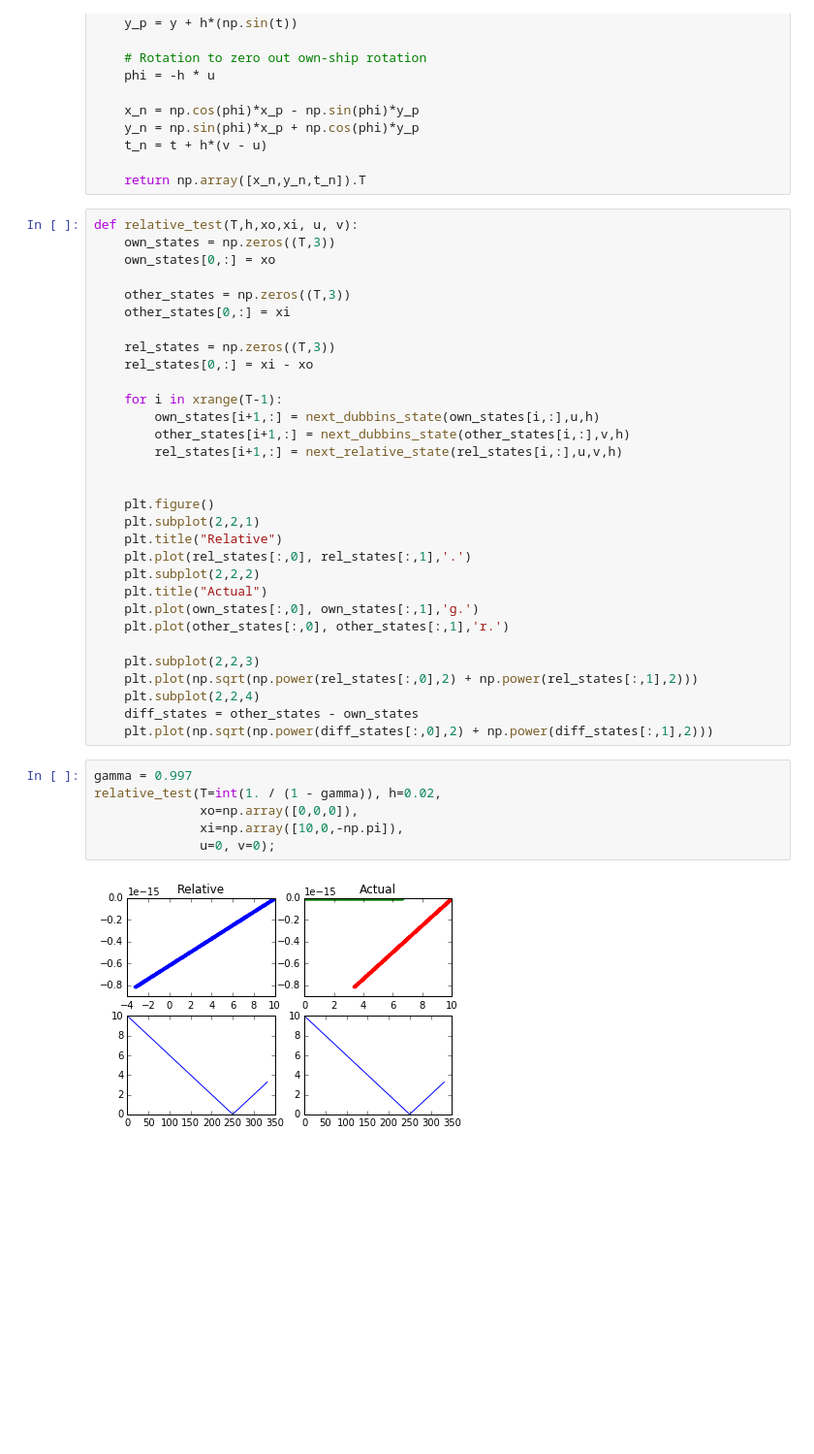
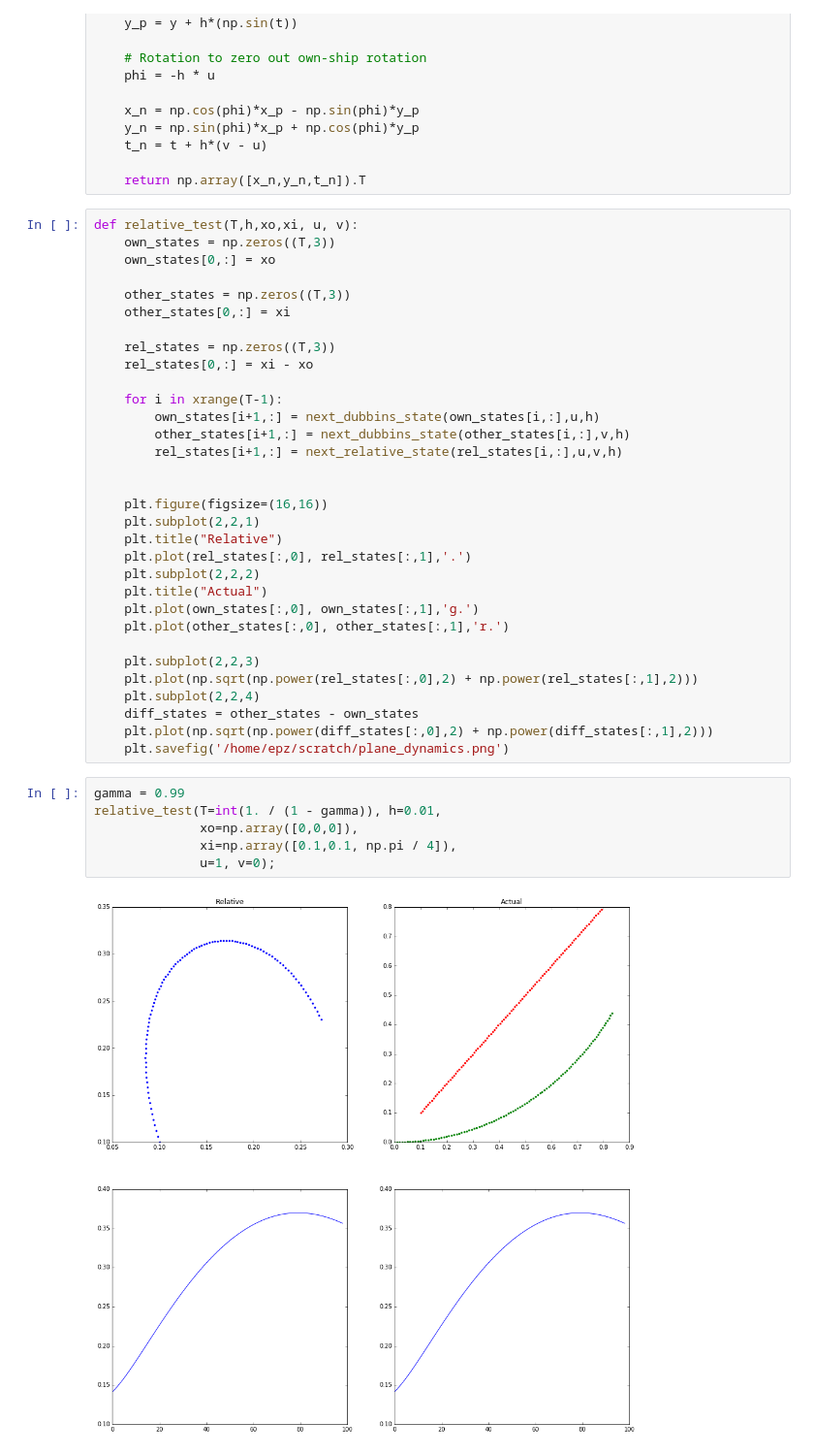
Before and after one commit to order/lcp-research, a Jupyter notebook: dubbins_dynamics.ipynb, the cells around one changed output. Shown at 97% size. Drawn from its saved outputs; the diff is of its cells as text; blank space fills up the shorter version.

```diff
--- a/dubbins_dynamics.ipynb
+++ b/dubbins_dynamics.ipynb
@@ -61,7 +61,7 @@ def relative_test(T,h,xo,xi, u, v):
         rel_states[i+1,:] = next_relative_state(rel_states[i,:],u,v,h)
 
 
-    plt.figure()
+    plt.figure(figsize=(16,16))
     plt.subplot(2,2,1)
     plt.title("Relative")
     plt.plot(rel_states[:,0], rel_states[:,1],'.')
@@ -75,11 +75,12 @@ def relative_test(T,h,xo,xi, u, v):
     plt.subplot(2,2,4)
     diff_states = other_states - own_states
     plt.plot(np.sqrt(np.power(diff_states[:,0],2) + np.power(diff_states[:,1],2)))
+    plt.savefig('/home/epz/scratch/plane_dynamics.png')
 # %%
-gamma = 0.997
-relative_test(T=int(1. / (1 - gamma)), h=0.02,
+gamma = 0.99
+relative_test(T=int(1. / (1 - gamma)), h=0.01,
               xo=np.array([0,0,0]),
-              xi=np.array([10,0,-np.pi]),
-              u=0, v=0);
+              xi=np.array([0.1,0.1, np.pi / 4]),
+              u=1, v=0);
 # %% [output]
-[figure, old version]
+[figure, new version]
```
Also changed, not shown: 6 other files.
